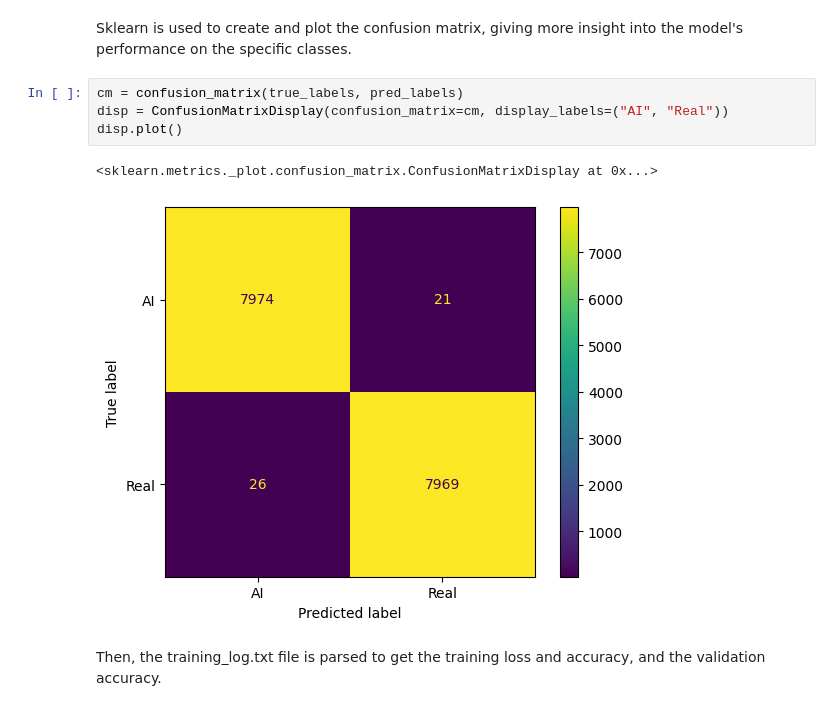
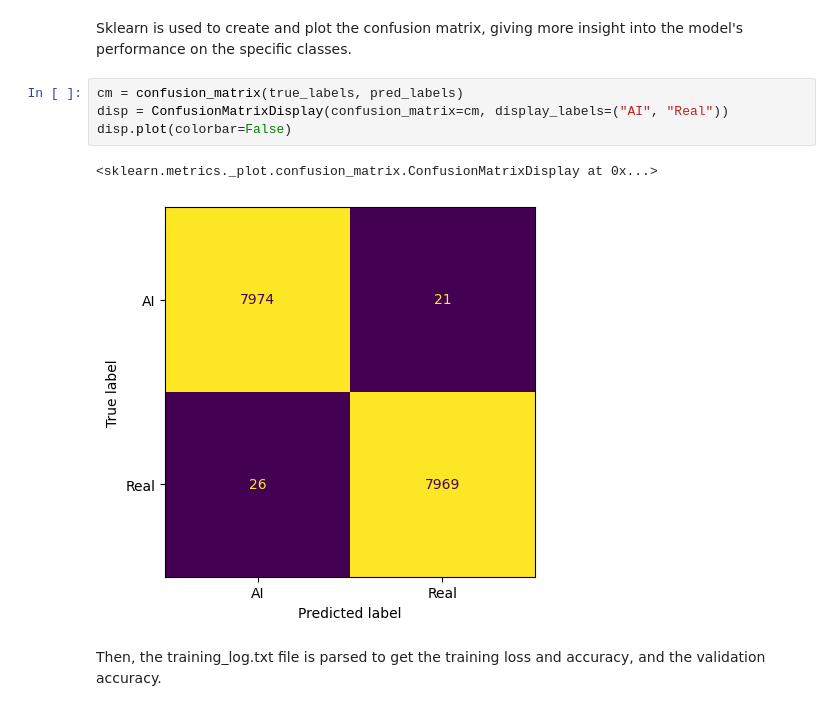
Before and after one commit to pramasahayam/cs_455_final_project, a Jupyter notebook: project.ipynb, the cells around one changed output. Drawn from its saved outputs; the diff is of its cells as text.

Commit message:
removed colorbar from conf matrix

```diff
--- a/project.ipynb
+++ b/project.ipynb
@@ -331,10 +331,10 @@ Sklearn is used to create and plot the confusion matrix, giving more insight int
 # %%
 cm = confusion_matrix(true_labels, pred_labels)
 disp = ConfusionMatrixDisplay(confusion_matrix=cm, display_labels=("AI", "Real"))
-disp.plot()
+disp.plot(colorbar=False)
 # %% [output]
 <sklearn.metrics._plot.confusion_matrix.ConfusionMatrixDisplay at 0x...>
-[figure, old version]
+[figure, new version]
 # %% [markdown]
 Then, the training_log.txt file is parsed to get the training loss and accuracy, and the validation accuracy.
 # %%
```
